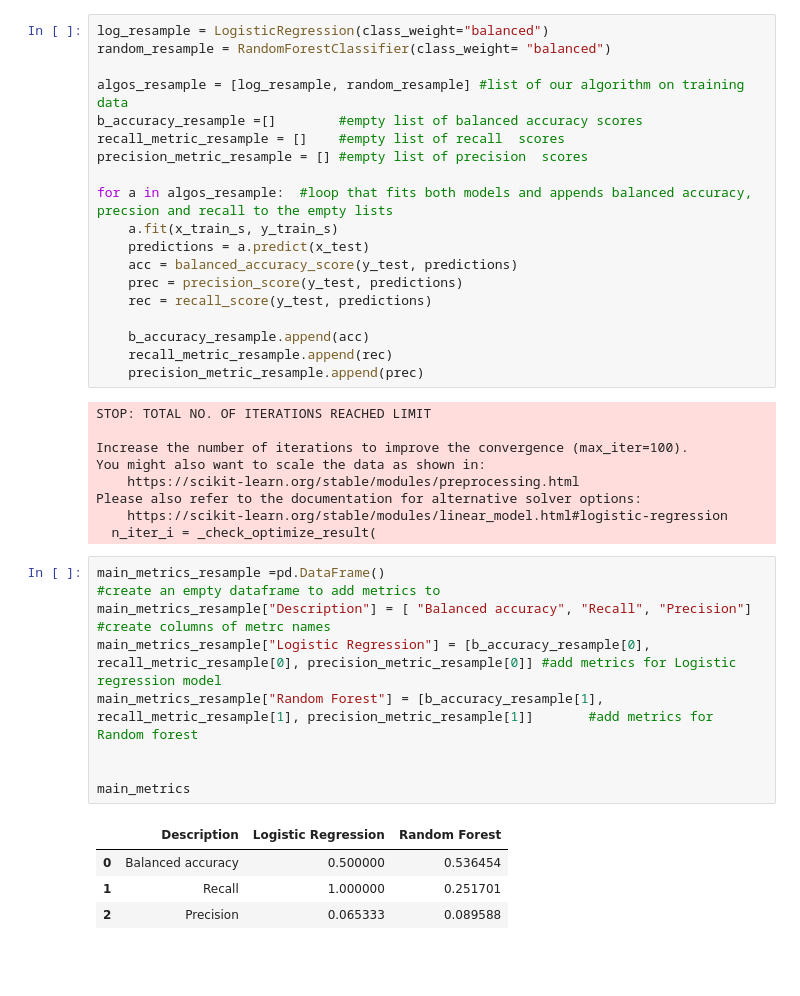
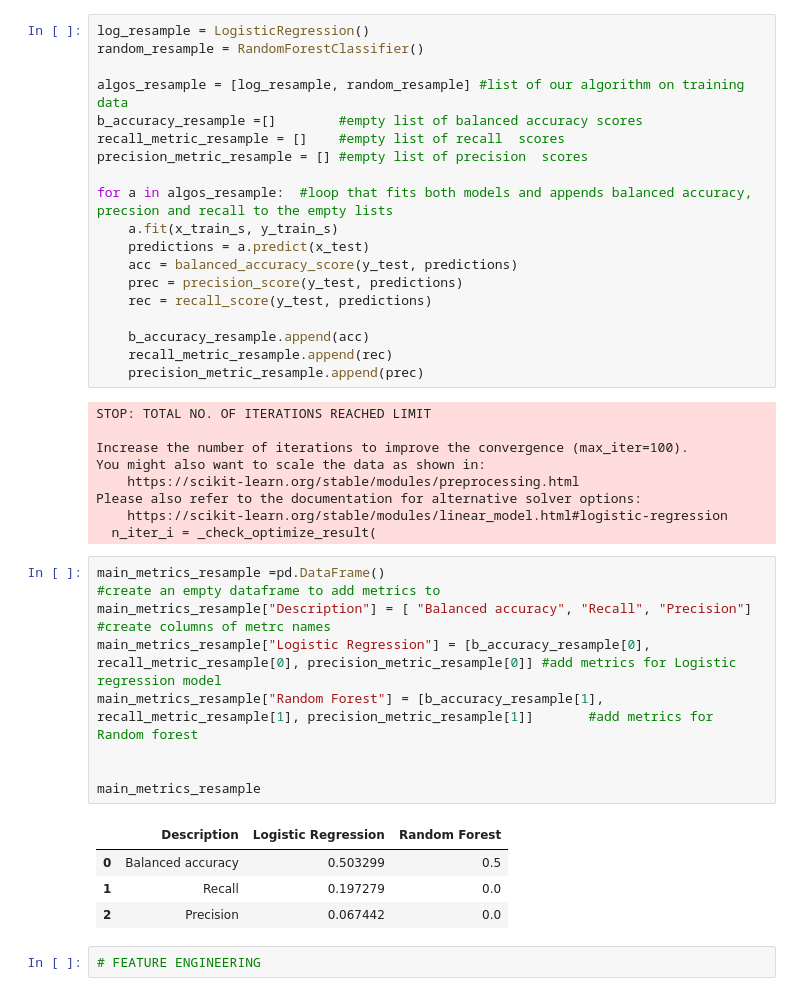
Before and after one commit to leta199/Fraud-Detection, a Jupyter notebook: modelling/Fraud detection.ipynb, the cells around one changed output. Saved outputs shown, nothing was run; the diff lists cells and outputs as text; blank space fills up the shorter version.

```diff
--- a/modelling/Fraud detection.ipynb
+++ b/modelling/Fraud detection.ipynb
@@ -375,8 +375,8 @@ plt.show()
 # %% [markdown]
 ### Now we will re-run our models on the resampled data
 # %%
-log_resample = LogisticRegression(class_weight="balanced")
-random_resample = RandomForestClassifier(class_weight= "balanced")
+log_resample = LogisticRegression()
+random_resample = RandomForestClassifier()
 
 algos_resample = [log_resample, random_resample] #list of our algorithm on training data
 b_accuracy_resample =[]        #empty list of balanced accuracy scores
@@ -405,13 +405,15 @@ Please also refer to the documentation for alternative solver options:
 # %%
 main_metrics_resample =pd.DataFrame()                                                #create an empty dataframe to add metrics to
 main_metrics_resample["Description"] = [ "Balanced accuracy", "Recall", "Precision"] #create columns of metrc names
 main_metrics_resample["Logistic Regression"] = [b_accuracy_resample[0], recall_metric_resample[0], precision_metric_resample[0]] #add metrics for Logistic regression model
 main_metrics_resample["Random Forest"] = [b_accuracy_resample[1], recall_metric_resample[1], precision_metric_resample[1]]       #add metrics for Random forest
 
 
-main_metrics
+main_metrics_resample
 # %% [output]
 |  | Description | Logistic Regression | Random Forest |
-| 0 | Balanced accuracy | 0.500000 | 0.536454 |
-| 1 | Recall | 1.000000 | 0.251701 |
-| 2 | Precision | 0.065333 | 0.089588 |
+| 0 | Balanced accuracy | 0.503299 | 0.5 |
+| 1 | Recall | 0.197279 | 0.0 |
+| 2 | Precision | 0.067442 | 0.0 |
+# %%
+# FEATURE ENGINEERING
```
Also changed, not shown: parts of 1 cell of this notebook.
